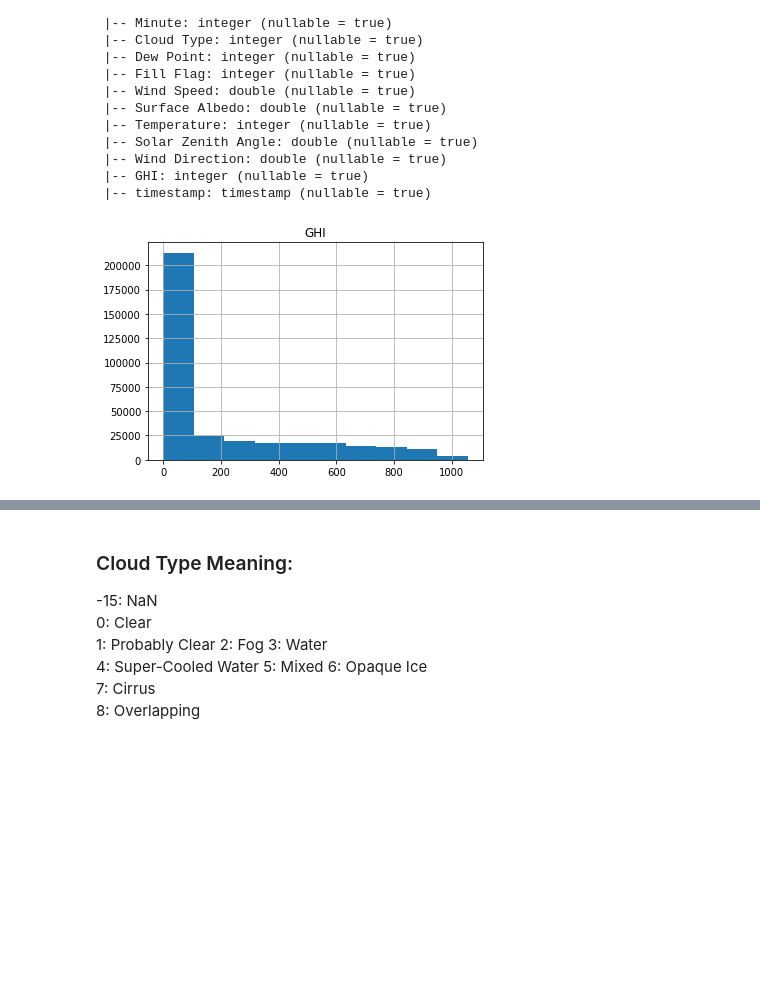
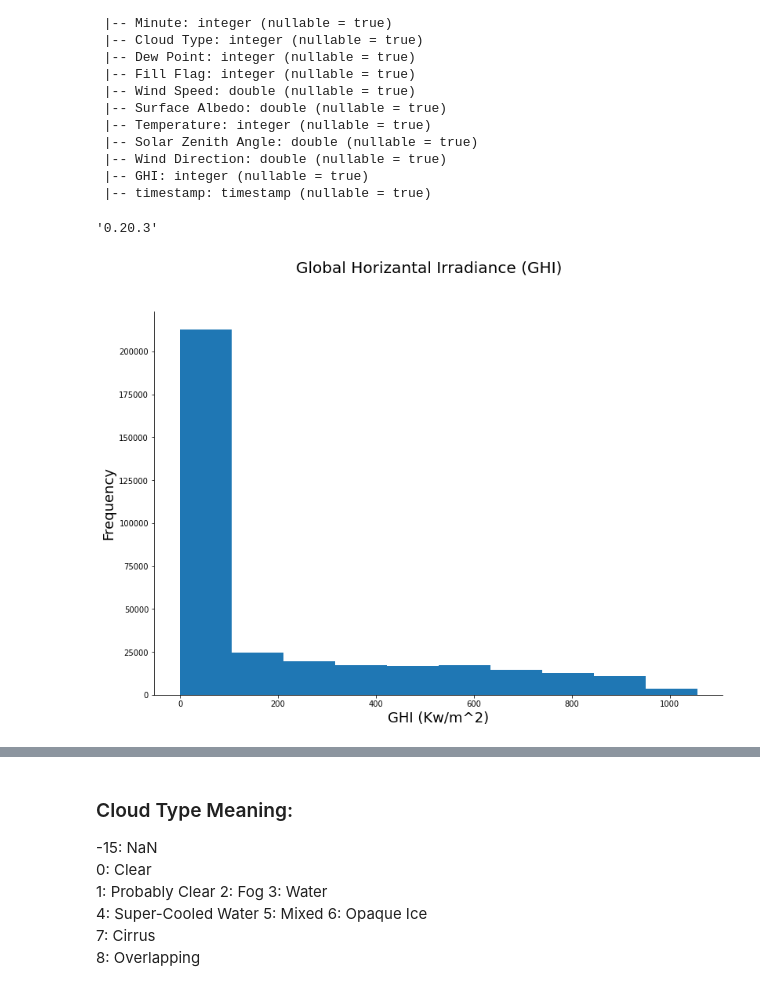
Before and after one commit to Dyllanjrusher/Solar_Irradiance_Prediction, a Jupyter notebook: notebooks/3.EDA.ipynb, the cells around one changed output, grey strips where cells are left out. Cells and saved outputs as stored; diff of their text form; code cells hidden in the pictures; blank space fills up the shorter version.

```diff
--- a/notebooks/3.EDA.ipynb
+++ b/notebooks/3.EDA.ipynb
@@ -48,11 +48,19 @@ root
  |-- Wind Direction: double (nullable = true)
  |-- GHI: integer (nullable = true)
  |-- timestamp: timestamp (nullable = true)
+# %%
+pd.__version__
+# %% [output]
+'0.20.3'
 # %%
 ### Let's take a look at our target variable, Global Horizantal Irradiance (GHI)
-df.select('GHI').toPandas().hist()
+ghi = df.select('GHI').toPandas().plot(kind='hist', figsize=(13, 9), legend=False)
+plt.suptitle('Global Horizantal Irradiance (GHI)', fontsize=20)
+plt.xlabel('GHI (Kw/m^2)', fontsize=18)
+plt.ylabel("Frequency", fontsize=18)
+sns.despine()
 plt.show();
 # %% [output]
-[figure, old version]
+[figure, new version]
 # %%
 ### Let's group by hour to see the day/night cycles
```
Also changed, not shown: parts of 5 cells of this notebook, 15 other files.
